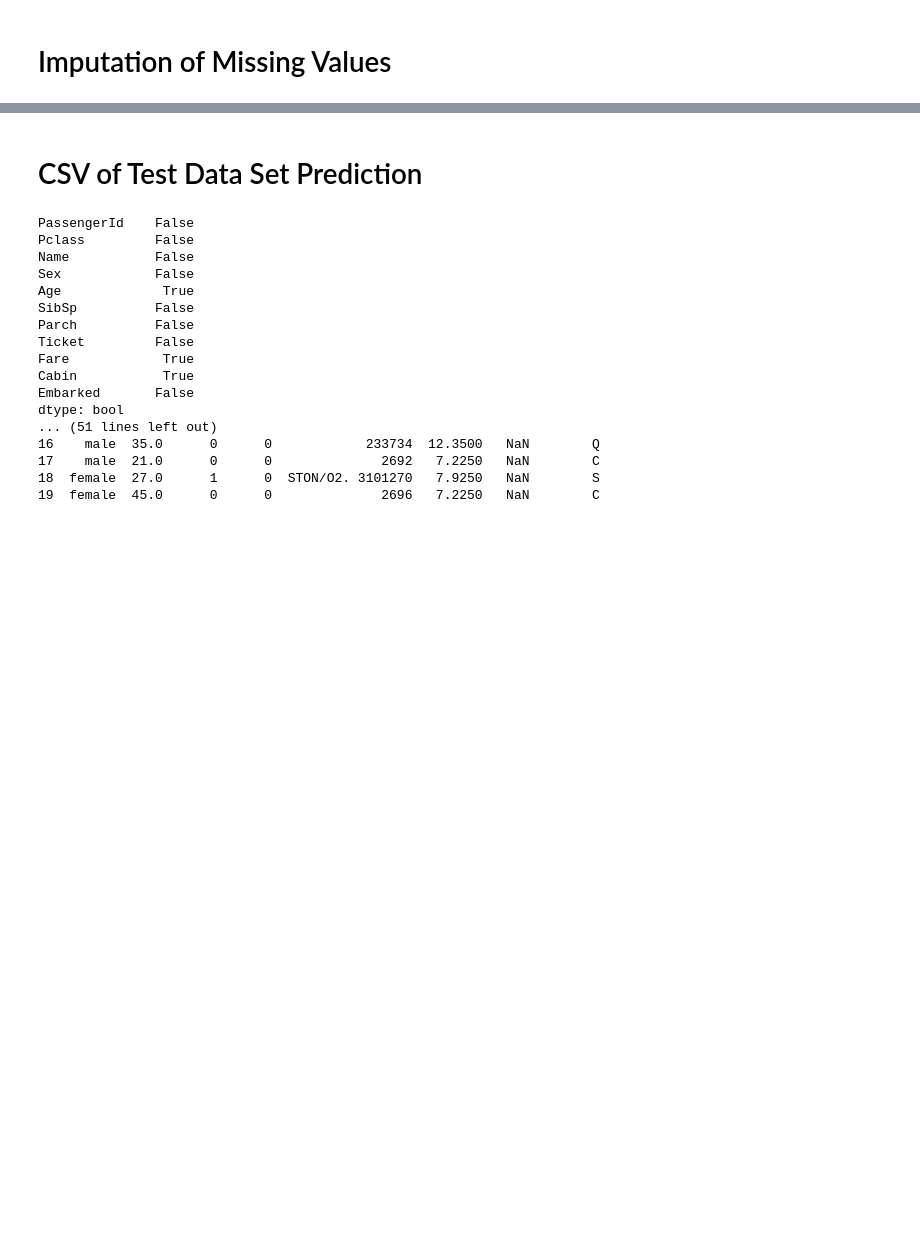
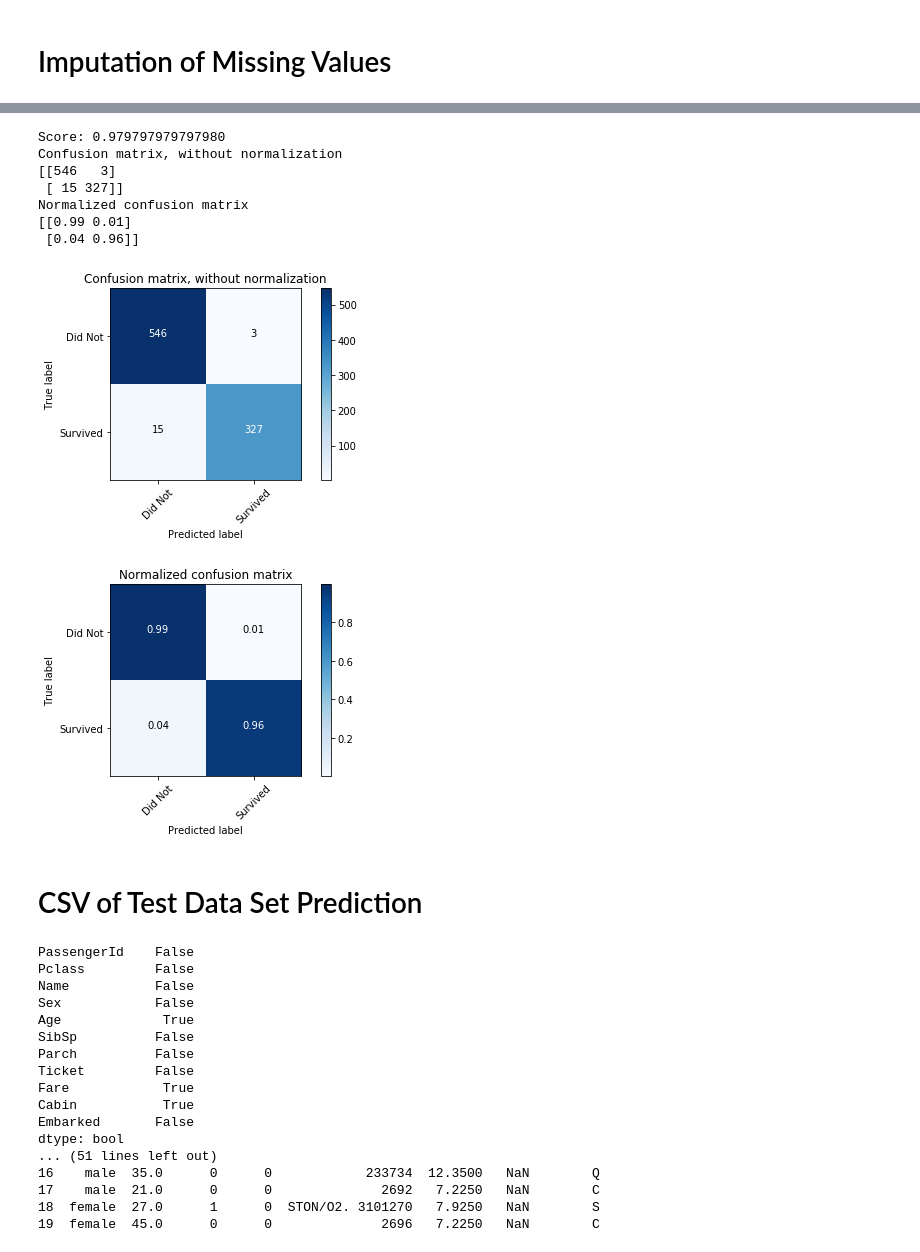
Before and after one commit to itudoben/kaggle-titanic, a Jupyter notebook: src/notebooks/titanic_dataset_survival.ipynb, the cells around one changed output, grey strips where cells are left out. Saved outputs shown, nothing was run; the diff lists cells and outputs as text; code cells hidden in the pictures; blank space fills up the shorter version.

Commit message:
MOD code refactoring and added feature which made the training fitting better but degrading the test set.

```diff
--- a/src/notebooks/titanic_dataset_survival.ipynb
+++ b/src/notebooks/titanic_dataset_survival.ipynb
@@ -381,30 +434,0 @@ imp.fit(df_raw.loc[:, ['Embarked']])
-# %%
-# Transform the df to imput missing values.
-
-# Note: the imputer should works with string as the strategy is most_frequent, but here
-# Imputer complained that it could not convert Sex to float?!?!
-# So we first compute for all numeric, then we stack the Sex column afterwards.
-
-df_raw_no_na = pd.DataFrame(imp.transform(df_raw_2))
-
-# Stack the Sex column to the rest of the imputed data.
-df_raw_no_na['Sex'] = df_raw.loc[:, ['Sex']]['Sex'].values
-
-# Set the columns
-df_raw_no_na.columns = ['PassengerId', 'Survived', 'Pclass', 'Age', 'SibSp', 'Parch', 'Fare', 'Sex']
-
-# Check the data frame after imputing.
-print('\nCheck Training data set')
-print(df_raw_no_na.iloc[:10,:])
-
-# Fit the data test set.
-imp.fit(df_test_raw_2)
-
-df_test_raw_no_na = pd.DataFrame(imp.transform(df_test_raw_2))
-df_test_raw_no_na['Sex'] = df_test_raw.loc[:, ['Sex']]['Sex'].values
-
-df_test_raw_no_na.columns = ['PassengerId', 'Pclass', 'Age', 'SibSp', 'Parch', 'Fare', 'Sex']
-
-# Check the data frame after imputing.
-print('\nCheck Test data set')
-print(df_test_raw_no_na.iloc[:10,:])
@@ -413,0 +479,8 @@ df_raw_no_na.dtypes
+# %%
+# Proceed to impute the Age column.
+X_aug = pd.concat([X, df_raw.loc[:, 'Age']], axis=1)
+
+print(df_raw.query('Age != Age').loc[:20, ['PassengerId','Age']])
+X_imp = impute(X_aug, X_aug, column='Age')
+
+print(X_aug.shape, X_imp.shape)
@@ -413,0 +510,3 @@ df_raw_no_na.dtypes
+# %%
+# Run the CV.
+clf_impured_1 = do_cross_validation(clf_etc, X_imp, Y, 5)
@@ -414,3 +538,16 @@ df_raw_no_na.dtypes
+# %%
+# Display metrics.
+display_metrics(clf_impured_1, X_imp, Y)
+# %% [output]
+Score: 0.979797979797980
+Confusion matrix, without normalization
+[[546   3]
+ [ 15 327]]
+Normalized confusion matrix
+[[0.99 0.01]
+ [0.04 0.96]]
+[figure, added]
+[figure, added]
 # %% [markdown]
 # CSV of Test Data Set Prediction
 # %%
```
Also changed, not shown: parts of 31 cells of this notebook.
